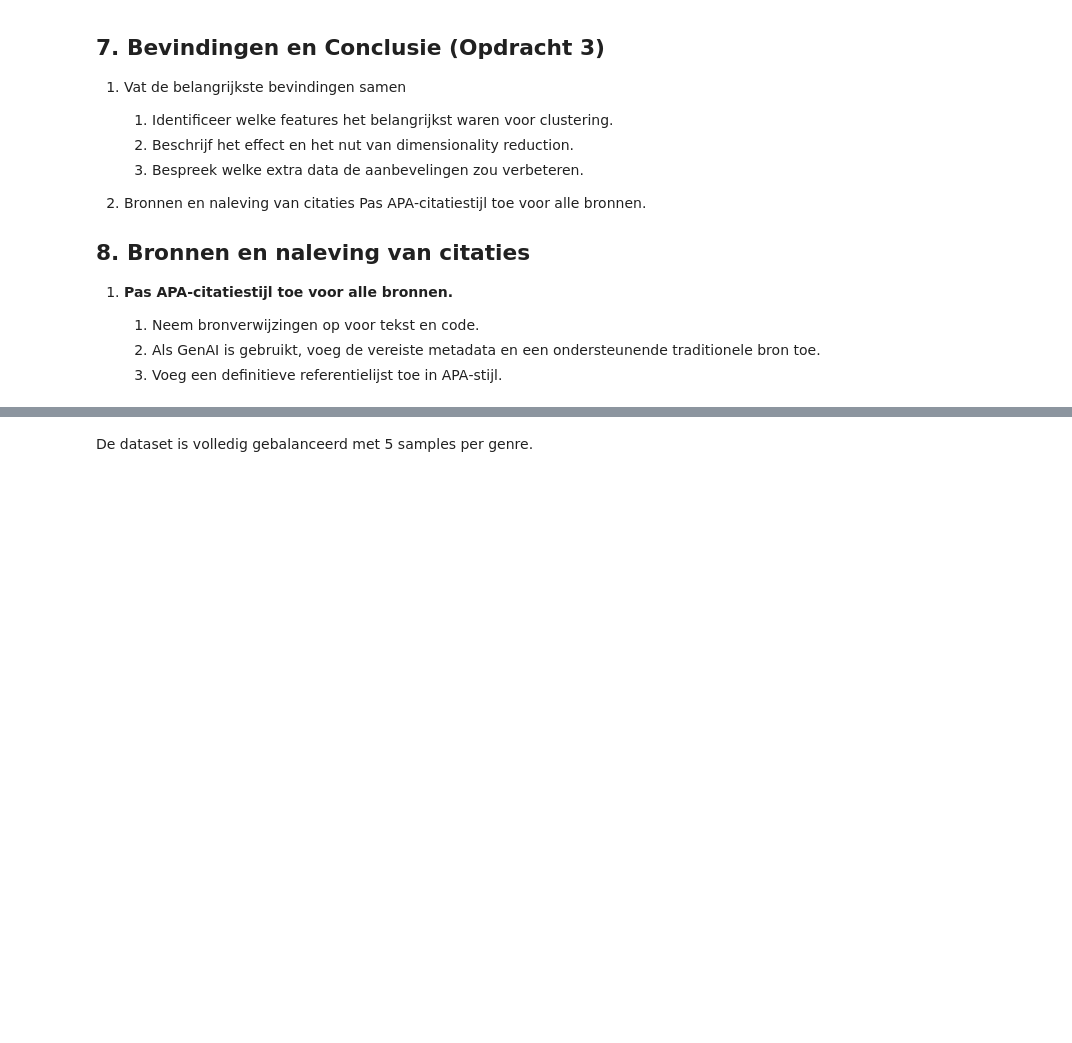
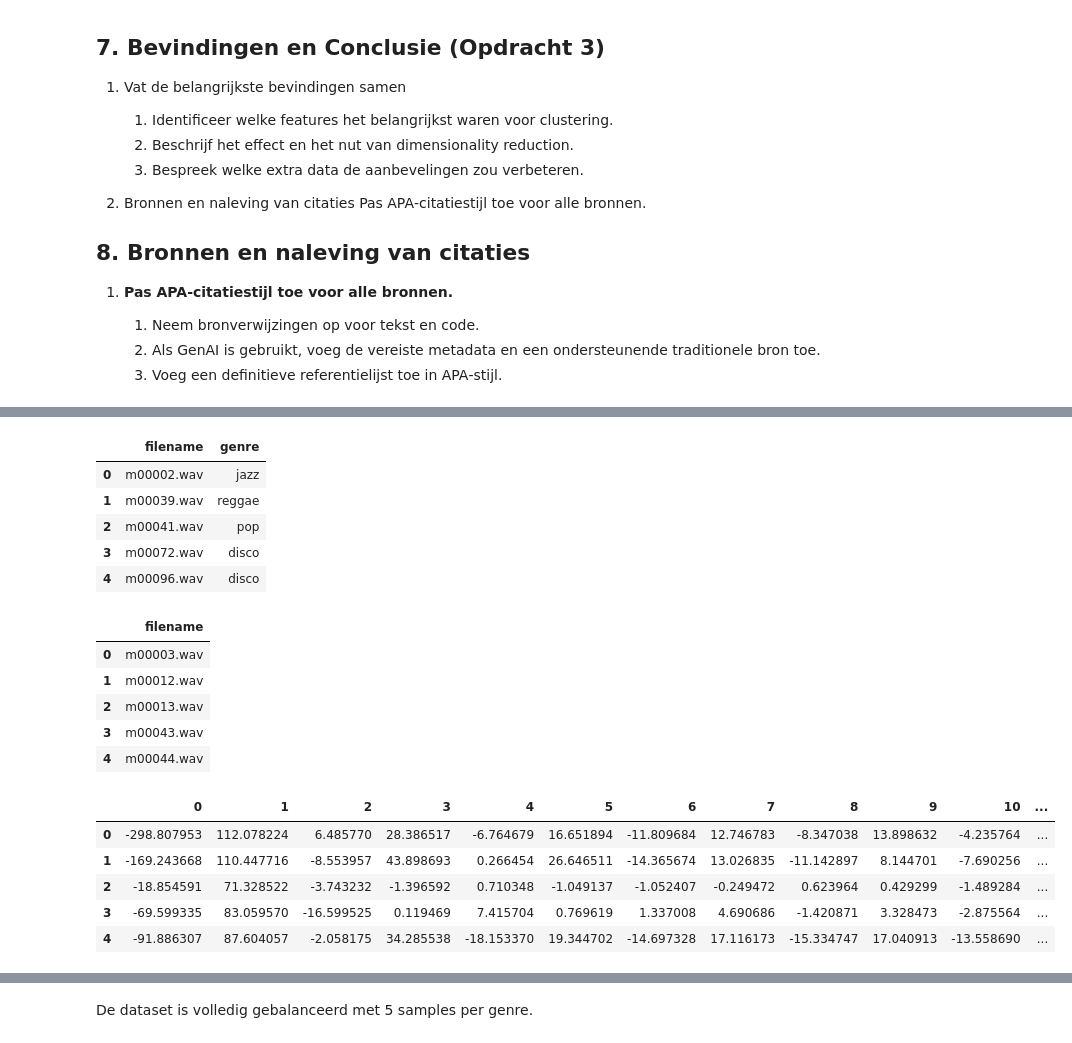
Before and after one commit to CaitlynAlyssa/MachineLearningGroep4, a Jupyter notebook: MLopdracht_3_groep4_meow.ipynb, the cells around one changed output, grey strips where cells are left out. Drawn from its saved outputs; the diff is of its cells as text; code cells hidden in the pictures; blank space fills up the shorter version.

```diff
--- a/MLopdracht_3_groep4_meow.ipynb
+++ b/MLopdracht_3_groep4_meow.ipynb
@@ -207,0 +250,69 @@ plt.show()
+# %%
+# Labeled audio DF
+labeled_files = pd.DataFrame({
+    "filename": os.listdir(LABELED_DIR)
+})
+
+# Merge labels
+labeled_files = labeled_files.merge(
+    labels_df,
+    on="filename",
+    how="left"
+)
+
+# Unlabeled audio DF
+unlabeled_files = pd.DataFrame({
+    "filename": os.listdir(UNLABELED_DIR)
+})
+
+display(labeled_files.head())
+display(unlabeled_files.head())
+
+# Feature extractie functie
+def extract_features(file_path, n_mfcc=13):
+    y, sr = librosa.load(file_path, duration=30)
+    mfcc = librosa.feature.mfcc(y=y, sr=sr, n_mfcc=n_mfcc)
+    return mfcc.mean(axis=1)
+
+# Extract features voor labeled en unlabeled dataframes
+X_labeled = []
+
+for _, row in labeled_files.iterrows():
+    path = os.path.join(LABELED_DIR, row['filename'])
+    features = extract_features(path)
+    X_labeled.append(features)
+
+X_labeled = pd.DataFrame(X_labeled)
+X_labeled['genre'] = labeled_files['genre'].values
+
+
+X_unlabeled = []
+
+for filename in unlabeled_files['filename']:
+    path = os.path.join(UNLABELED_DIR, filename)
+    features = extract_features(path)
+    X_unlabeled.append(features)
+
+X_unlabeled = pd.DataFrame(X_unlabeled)
+X_unlabeled['filename'] = unlabeled_files['filename'].values
+
+display(X_labeled.head(), X_unlabeled.head())
+# %% [output]
+|  | filename | genre |
+| 0 | m00002.wav | jazz |
+| 1 | m00039.wav | reggae |
+| 2 | m00041.wav | pop |
+| 3 | m00072.wav | disco |
+| 4 | m00096.wav | disco |
+|  | filename |
+| 0 | m00003.wav |
+| 1 | m00012.wav |
+| 2 | m00013.wav |
+| 3 | m00043.wav |
+| 4 | m00044.wav |
+|  | 0 | 1 | 2 | 3 | 4 | 5 | 6 | 7 | 8 | 9 | 10 | ... |
+| 0 | -298.807953 | 112.078224 | 6.485770 | 28.386517 | -6.764679 | 16.651894 | -11.809684 | 12.746783 | -8.347038 | 13.898632 | -4.235764 | ... |
+| 1 | -169.243668 | 110.447716 | -8.553957 | 43.898693 | 0.266454 | 26.646511 | -14.365674 | 13.026835 | -11.142897 | 8.144701 | -7.690256 | ... |
+| 2 | -18.854591 | 71.328522 | -3.743232 | -1.396592 | 0.710348 | -1.049137 | -1.052407 | -0.249472 | 0.623964 | 0.429299 | -1.489284 | ... |
+| 3 | -69.599335 | 83.059570 | -16.599525 | 0.119469 | 7.415704 | 0.769619 | 1.337008 | 4.690686 | -1.420871 | 3.328473 | -2.875564 | ... |
+| 4 | -91.886307 | 87.604057 | -2.058175 | 34.285538 | -18.153370 | 19.344702 | -14.697328 | 17.116173 | -15.334747 | 17.040913 | -13.558690 | ... |
```
Also changed, not shown: parts of 28 cells of this notebook.
